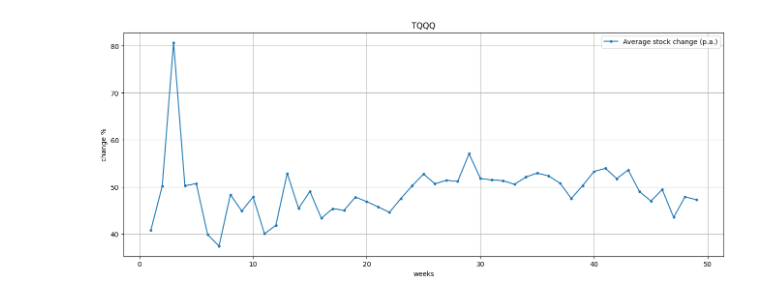
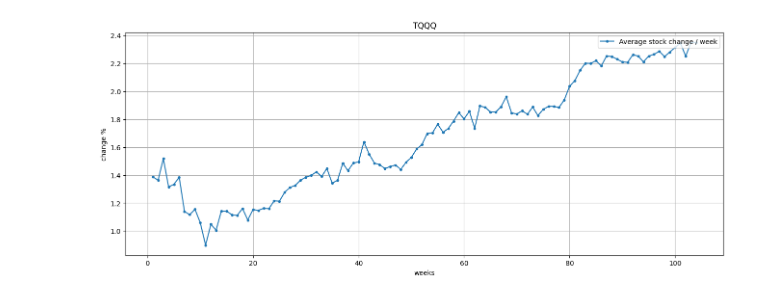
Before and after one commit to dotchev/stox, a Jupyter notebook: weekly-TQQQ.ipynb, the cells around one changed output. Saved outputs shown, nothing was run; the diff lists cells and outputs as text; code cells hidden in the pictures.

```diff
--- a/weekly-TQQQ.ipynb
+++ b/weekly-TQQQ.ipynb
@@ -24,12 +29,19 @@ history['Pct_Change'] = history['Close'].pct_change()
 history['Above_3_Percent'] = history['Pct_Change'] > 0.03
 
 # Plot the data
-plt.figure(figsize=(12, 6))
+plt.figure(figsize=(16, 9))
 plt.plot(history['Close'], label='Close Price', color='blue')
 
 # Highlight points where the closing price is more than 3% above the previous close
-above_3_percent = history[history['Above_3_Percent']]
-plt.scatter(above_3_percent.index, above_3_percent['Close'], color='green', label='>3% Increase', zorder=5)
+above_3_percent = history[history['Above_3_Percent'].shift(-1) == True]
+plt.scatter(above_3_percent.index, above_3_percent['Close'], color='green', label='>3% Increase', s=10, zorder=5)
+# Highlight the rest of the points in red
+below_3_percent = history[history['Above_3_Percent'].shift(-1) == False]
+plt.scatter(below_3_percent.index, below_3_percent['Close'], color='red', label='<=3% Increase', s=10, zorder=5)
+
+# Calculate the 20-period Simple Moving Average (SMA)
+history['SMA'] = history['Close'].rolling(window=5).mean()
+history['SMA'].plot(color='orange')
 
 # Add labels, title, and legend
 plt.title('Closing Stock Price with Significant Increases Highlighted')
@@ -45,5 +57,5 @@ plt.show()
 # %%
-opt_rel_price = 0.024
+opt_rel_price = 0.0285
 gap = 0.5 / 80
 
 history['stock_change'] = history.Close.pct_change(periods=1)
@@ -70,22 +82,23 @@ plt.show()
 # %%
-max_weeks = 50
 gap = (0.5 / 80) * 100 # %
 option_prices = {
-    1: [56/1.42, 57/1.23, 59/1.54, 83/1.96, 84/1.82, 87/2.38],
-    2: [56/2, 57/2.03, 59/2.34, 83/3.05, 84/3.10, 87/3.4],
-    3: [56/2.53, 57/2.68, 59/2.71, 83/3.75, 84/3.97, 87/4.1],
-    4: [52/3.22, 56/3.1, 57/2.98, 59/3.15, 83/4.65, 84/4.59, 87/4.55],
-    5: [56/3.42, 57/3.08, 59/3.31, 83/4.45, 84/4.70, 87/5.27],
-    6: [56/3.47, 57/3.7, 59/3.9, 83/5.9, 84/5.65, 87/5.87],
-    7: [57/4.15, 59/3.43, 83/6.0],
+    1: [56/1.42, 57/1.23, 59/1.54, 83/1.96, 84/1.82, 87/2.38, 90/1.77],
+    2: [56/2, 57/2.03, 59/2.34, 83/3.05, 84/3.10, 87/3.4, 90/3.2],
+    3: [56/2.53, 57/2.68, 59/2.71, 83/3.75, 84/3.97, 87/4.1, 90/4.02],
+    4: [52/3.22, 56/3.1, 57/2.98, 59/3.15, 83/4.65, 84/4.59, 87/4.55, 90/4.65],
+    5: [56/3.42, 57/3.08, 59/3.31, 83/4.45, 84/4.70, 87/5.27, 90/5.4],
+    6: [56/3.47, 57/3.7, 59/3.9, 83/5.9, 84/5.65, 87/5.87, 90/5.52],
+    7: [57/4.15, 59/3.43, 83/6.0, 90/5.97],
     8: [56/4.4, 87/6.9],
     9: [52/4.87, 84/6.85],
     11: [83/8.25],
+    18: [90/10.97],
     19: [59/7.37],
     20: [57/7.37],
     21: [56/7.3, 87/12.07],
     22: [52/7.65, 84/11.50],
     24: [83/12.52],
+    31: [90/14.82],
     32: [59/10.23],
     33: [57/10.02],
     34: [56/9.95, 87/15.77],
@@ -94,8 +107,10 @@ option_prices = {
     37: [57/10.57],
     38: [56/10.75],
     39: [52/10.42],
+    48: [90/19.58],
     51: [87/19.60],
     52: [84/19.30],
+    100:[90/28.37],
     103:[87/28.80],
     104:[85/27.40]
 }
@@ -109,6 +124,8 @@ option_leverage = {w:mean(option_prices[w]) for w in option_prices}
 # normalize values so longer expirations have lower leverage
 option_leverage = {k: v for k, v in zip(sorted(option_leverage.keys()), sorted(option_leverage.values(), reverse=True))}
 
+option_leverage[1] = 1/opt_rel_price # average from actual trades
+
 print('sorted mean option leverage, break even:')
 for w, v in sorted(option_leverage.items()):
     print(f'\t{w:2}w {v:4.1f} {gap + 100/v:4.1f}%')
@@ -134,12 +151,12 @@ raw option leverages:
         104w  3.0 33.7%
 option gap: 0.62%
 # %%
-stock_change = [None] # no change for 0 weeks
+stock_change = [None] # 0 weeks
 option_performance = []
 history['Change'] = history['Close'].pct_change(periods=1) * 100
-for weeks in range(1, max_weeks):
+for weeks in range(1, 105):
     stock_changes = history['Close'].pct_change(periods=weeks) * 100
-    stock_change.append(stock_changes.median() * 52 / weeks) # annualized
+    stock_change.append(stock_changes.median() / weeks)
 
     if weeks in option_leverage:
         lvr = option_leverage[weeks]
@@ -178,14 +195,14 @@ plt.show()
 # %%
 plt.figure(figsize=(16,6))
-plt.plot(stock_change, label='Average stock change (p.a.)', marker='.')
+plt.plot(stock_change, label='Average stock change / week', marker='.')
 plt.legend(loc='upper right')
 plt.title(symbol)
 plt.xlabel('weeks')
 plt.ylabel('change %')
 plt.grid()
 plt.show()
 # %% [output]
-[figure, old version]
+[figure, new version]
 # %%
 plt.figure(figsize=(16,6))
 history['Change'].cumsum().plot()
```
Also changed, not shown: parts of 10 cells of this notebook, 27 other files.
